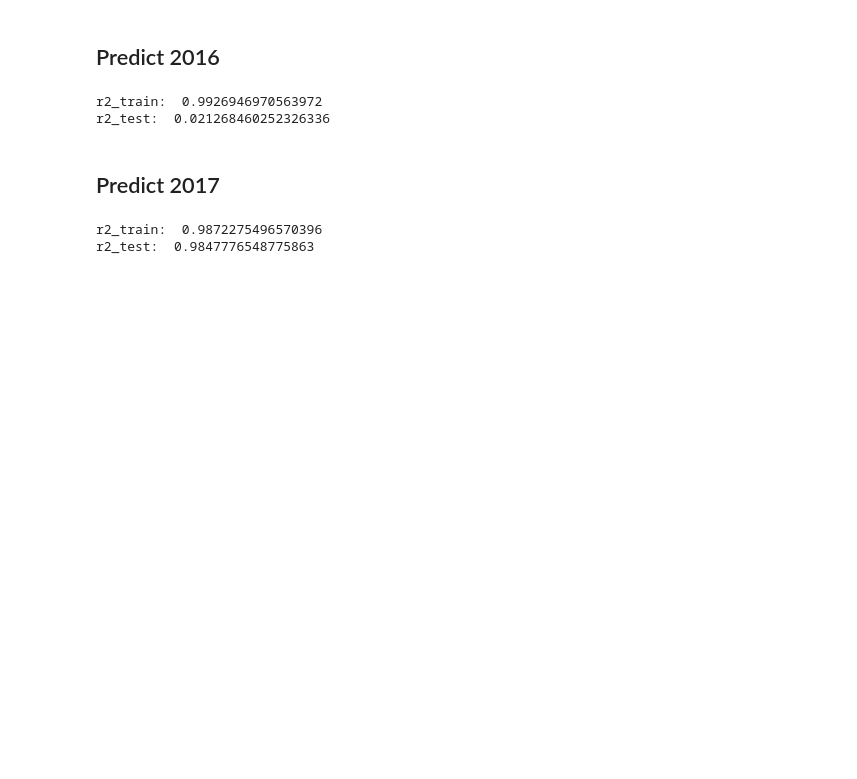
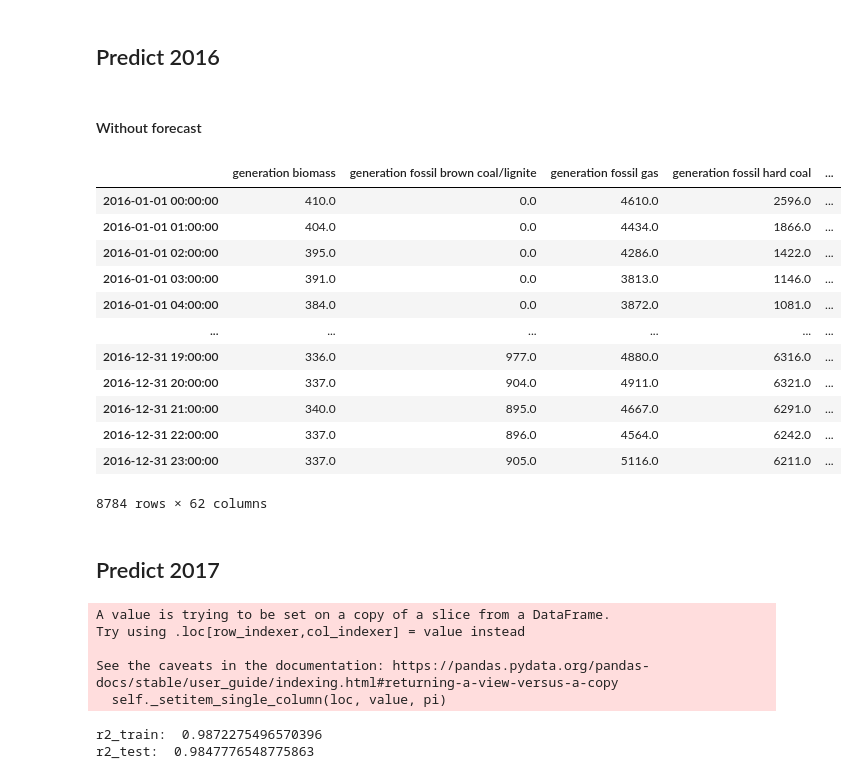
Before and after one commit to EvanHolder/Predicting-Energy-Markets-in-Spain, a Jupyter notebook: notebooks/RandomForest.ipynb, the cells around one changed output. Cells and saved outputs as stored; diff of their text form; code cells hidden in the pictures; blank space fills up the shorter version.

```diff
--- a/notebooks/RandomForest.ipynb
+++ b/notebooks/RandomForest.ipynb
@@ -241,0 +253,19 @@ r2_test:  0.6180001111102534
+# %%
+data = df.copy()
+test_year=2016
+results_df = pd.DataFrame(index=range(2016,2022,1), columns=['TSO_Forecast', 'RF_Wo_Forecast', 'RF_W_Forecast'])
+results_df['TSO_Forecast'] = forecast_corrs
+def fit_rf(data, test_year, results_df):
+        for col in ['RF_Wo_Forecast', 'RF_W_Forecast']:
+            X_train = data.loc[:str(test_year-1)].drop(columns='price_tomorrow')
+            X_test = data.loc[str(test_year)].drop(columns='price_tomorrow')
+            if col == 'RF_Wo_Forecast':
+                X_train = X_train.drop(columns='price_forecast_tomorrow')
+                X_test = X_test.drop(columns='price_forecast_tomorrow')
+            y_train = data.loc[:str(test_year-1), 'price_tomorrow']
+            y_test = data.loc[str(test_year), 'price_tomorrow']
+            rf = RandomForestRegressor(random_state=17)
+            rf.fit(X_train, y_train)
+            preds_val = rf.predict(X_test)
+            r2 = (np.corrcoef(preds_val, y_test)**2)[0][1]
+            results_df.loc[test_year, col] = r2
@@ -241,0 +295,2 @@ r2_test:  0.6180001111102534
+# %%
+fit_rf(df, 2016, results_df)
@@ -241,0 +307,6 @@ r2_test:  0.6180001111102534
+# %%
+fit_rf(df, 2017, results_df)
+fit_rf(df, 2018, results_df)
+fit_rf(df, 2019, results_df)
+fit_rf(df, 2020, results_df)
+fit_rf(df, 2021, results_df)
@@ -256,5 +338,25 @@ r2_test:  0.06998263711874822
 # %% [markdown]
 ## Predict 2016
+# %% [markdown]
+#### Without forecast
+# %%
+year = int(X_test.index[0].year)
+# %%
+X_test.loc[str(year)]
+# %% [output]
+|  | generation biomass | generation fossil brown coal/lignite | generation fossil gas | generation fossil hard coal | ... |
+| 2016-01-01 00:00:00 | 410.0 | 0.0 | 4610.0 | 2596.0 | ... |
+| 2016-01-01 01:00:00 | 404.0 | 0.0 | 4434.0 | 1866.0 | ... |
+| 2016-01-01 02:00:00 | 395.0 | 0.0 | 4286.0 | 1422.0 | ... |
+| 2016-01-01 03:00:00 | 391.0 | 0.0 | 3813.0 | 1146.0 | ... |
+| 2016-01-01 04:00:00 | 384.0 | 0.0 | 3872.0 | 1081.0 | ... |
+| ... | ... | ... | ... | ... | ... |
+| 2016-12-31 19:00:00 | 336.0 | 977.0 | 4880.0 | 6316.0 | ... |
+| 2016-12-31 20:00:00 | 337.0 | 904.0 | 4911.0 | 6321.0 | ... |
+| 2016-12-31 21:00:00 | 340.0 | 895.0 | 4667.0 | 6291.0 | ... |
+| 2016-12-31 22:00:00 | 337.0 | 896.0 | 4564.0 | 6242.0 | ... |
+| 2016-12-31 23:00:00 | 337.0 | 905.0 | 5116.0 | 6211.0 | ... |
+8784 rows × 62 columns
 # %%
 # Split data and target
 X_train = df.loc['2015' and '2017':].drop(columns=['price_forecast_tomorrow', 'price_tomorrow'])
@@ -263,7 +365,7 @@ X_test  = df.loc['2016'].drop(columns=['price_forecast_tomorrow', 'price_tomorro
 y_train = df.loc['2015' and '2017':,'price_tomorrow']
 y_test = df.loc['2016', 'price_tomorrow']
 
-rf_9 = fit_train(X_train, X_test, y_train, y_test)
+rf_2016_wo = RandomForestRegressor(random_state=17)
+rf_2016_wo.fit(X_train, y_train)
+preds = rf_2016_wo.predict(X_test)
+results.loc[2016, 'RF_Wo_Forecast'] = np.corrcoef(y_test, preds)[0][1]**2
-# %% [output]
-r2_train:  0.9926946970563972
-r2_test:  0.021268460252326336
@@ -270,2 +384,20 @@ r2_test:  0.021268460252326336
 # %% [markdown]
 ## Predict 2017
+# %%
+# Split data and target
+X_train = df.loc[:'2016' and '2018':].drop(columns=['price_forecast_tomorrow', 'price_tomorrow'])
+X_test  = df.loc['2017'].drop(columns=['price_forecast_tomorrow', 'price_tomorrow'])
+
+y_train = df.loc[:'2015' and '2018':,'price_tomorrow']
+y_test = df.loc['2017', 'price_tomorrow']
+
+rf_2017_wo = RandomForestRegressor(random_state=17)
+rf_2017_wo.fit(X_train, y_train)
+preds = rf_2017_wo.predict(X_test)
+results.loc[2017, 'RF_Wo_Forecast'] = np.corrcoef(y_test, preds)[0][1]**2
+# %% [output]
+A value is trying to be set on a copy of a slice from a DataFrame.
+Try using .loc[row_indexer,col_indexer] = value instead
+
+See the caveats in the documentation: https://pandas.pydata.org/pandas-docs/stable/user_guide/indexing.html#returning-a-view-versus-a-copy
+  self._setitem_single_column(loc, value, pi)
```
Also changed, not shown: parts of 27 cells of this notebook.
